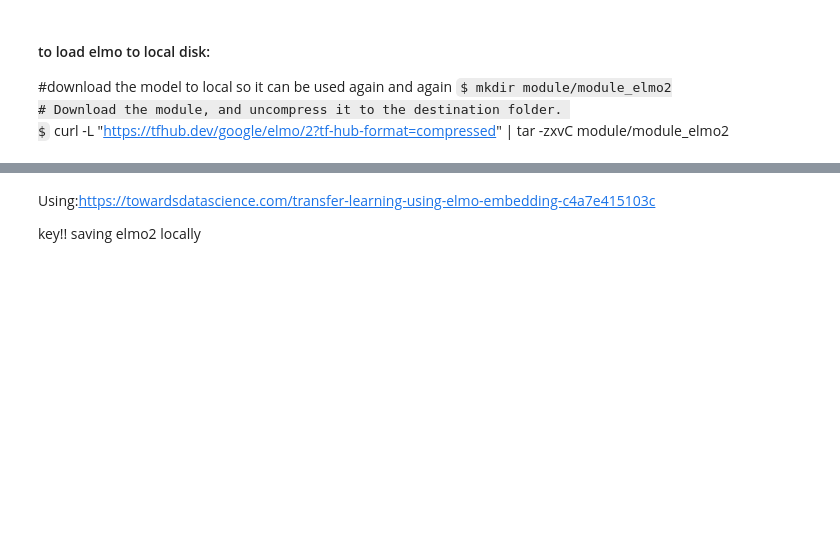
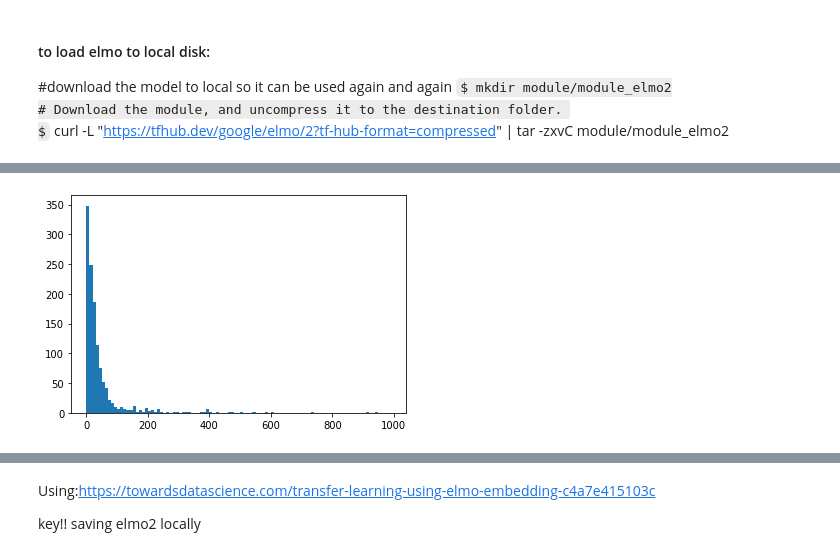
Before and after one commit to rskuzma/NLP_projects, a Jupyter notebook: job_recommender_project/kaggle_data_ELMo.ipynb, the cells around one changed output, grey strips where cells are left out. Cells and saved outputs as stored; diff of their text form; code cells hidden in the pictures; some formulas as TeX source; blank space fills up the shorter version.

```diff
--- a/job_recommender_project/kaggle_data_ELMo.ipynb
+++ b/job_recommender_project/kaggle_data_ELMo.ipynb
@@ -25,0 +54,2 @@ resumes = pd.read_csv(ec2_resumes_path)
+# %%
+resumes['los'] = resumes['lol']
@@ -25,0 +60,4 @@ resumes = pd.read_csv(ec2_resumes_path)
+# %%
+for i in range (0, len(resumes['los'])):
+    for j in range (0, len(resumes['los'][i])):
+        resumes['los'][i][j] = ' '.join(resumes['los'][i][j])
@@ -25,0 +68,2 @@ resumes = pd.read_csv(ec2_resumes_path)
+# %%
+elmo_in = resumes['los']
@@ -25,0 +98,9 @@ resumes = pd.read_csv(ec2_resumes_path)
+# %%
+# let's examine resume length in sentences
+
+
+lengths = []
+for i in range(0, len(elmo_in)):
+    lengths.extend([len(elmo_in[i])])
+
+#lengths
@@ -25,0 +125,8 @@ resumes = pd.read_csv(ec2_resumes_path)
+# %%
+# let's look at distributions of resume length
+
+plt.hist(lengths, bins=range(0, 1000, 10))
+
+plt.show()
+# %% [output]
+[figure, added]
```
Also changed, not shown: parts of 53 cells of this notebook.
